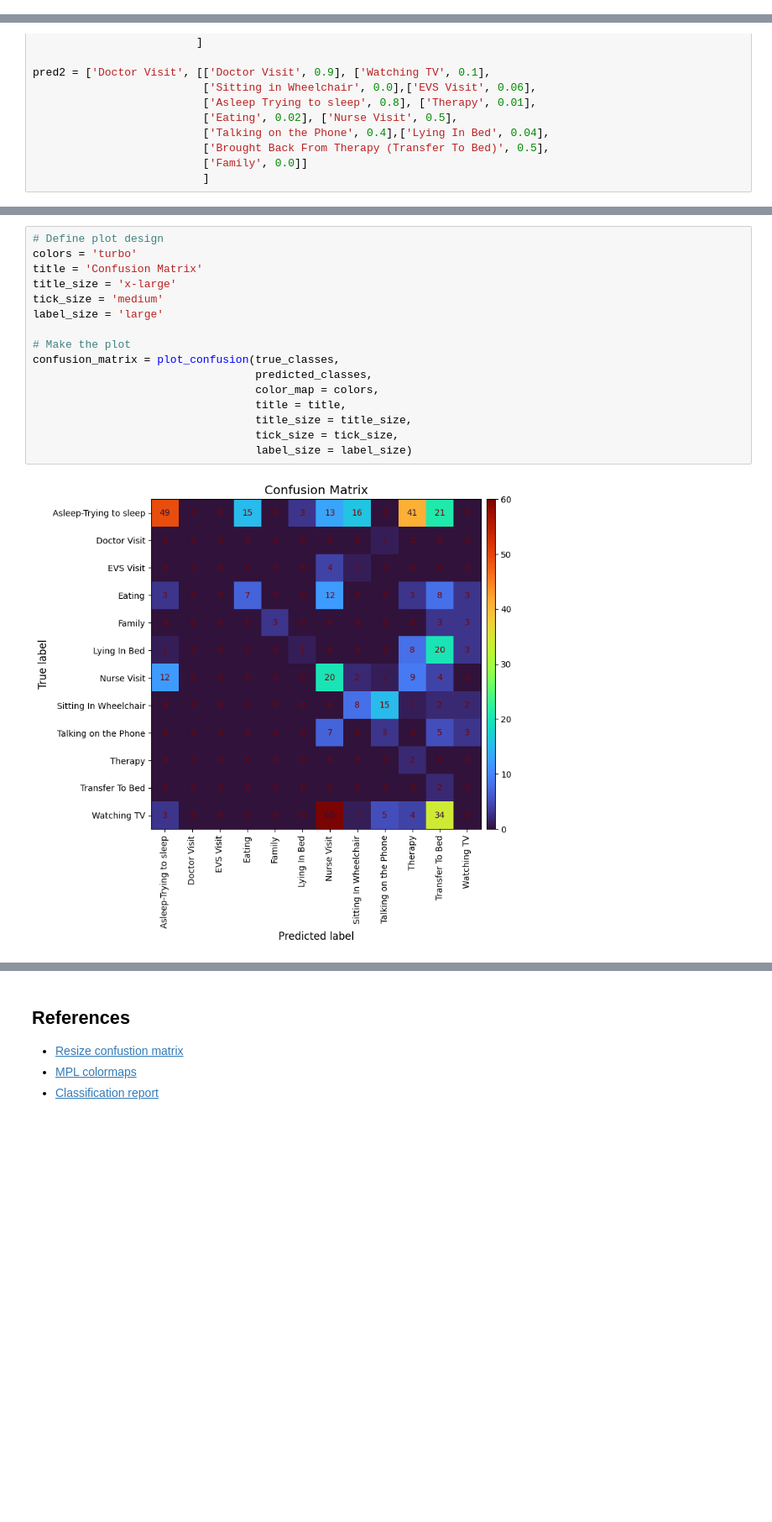
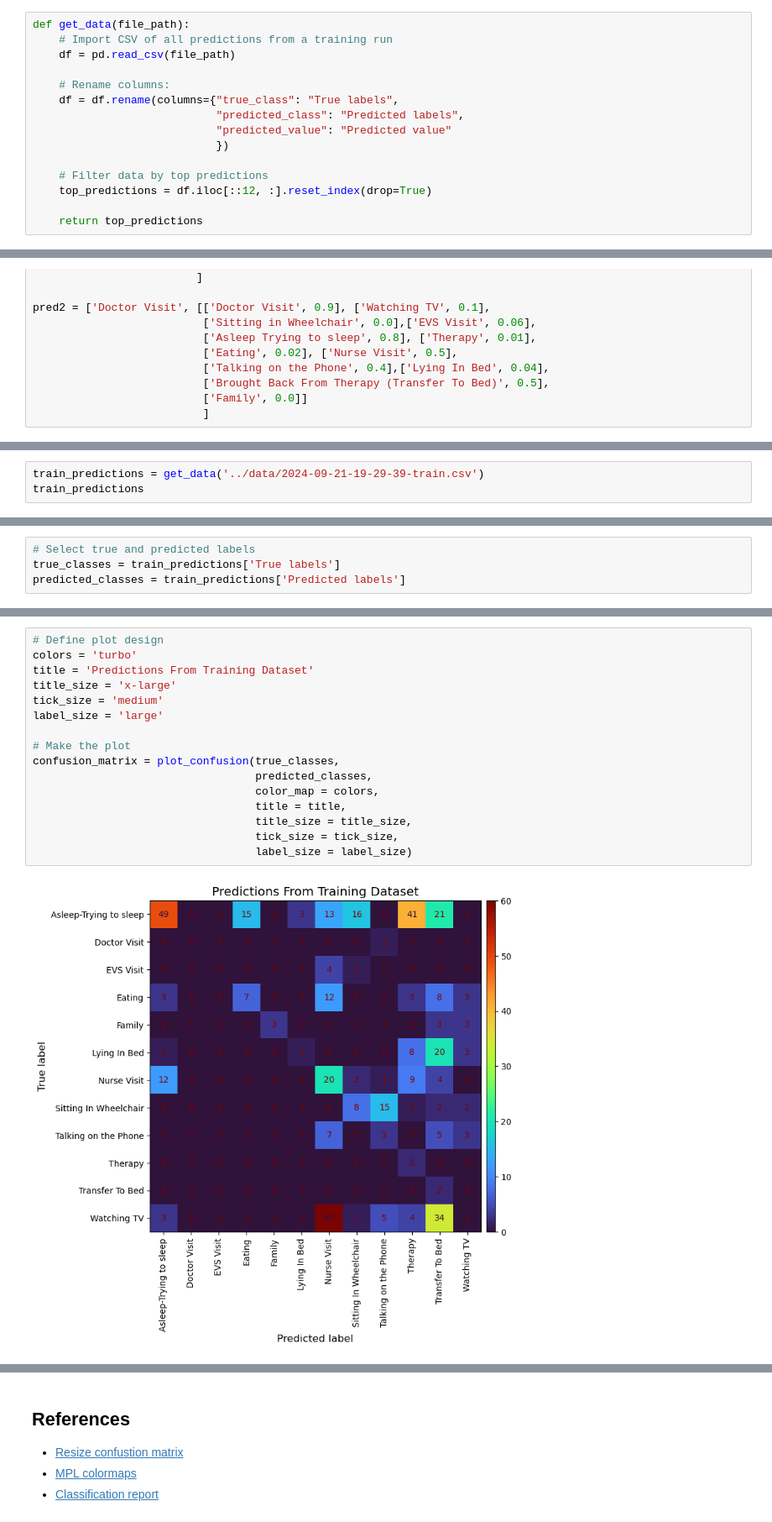
Before and after one commit to AI-For-Wearables-PAM/activity-recog, a Jupyter notebook: notebooks/confusion-matrix.ipynb, the cells around one changed output, grey strips where cells are left out. Shown: that part at 84% size. Drawn from its saved outputs; the diff is of its cells as text; blank space fills up the shorter version.

Commit message:
Update confusion matrix
Signed-off-by: James Cole <40645190+jamescoledesign@users.noreply.github.com>

```diff
--- a/notebooks/confusion-matrix.ipynb
+++ b/notebooks/confusion-matrix.ipynb
@@ -10,3 +37,18 @@ Data is captured after a training run and imported from a CSV. This prevents los
+# %%
+def get_data(file_path):
+    # Import CSV of all predictions from a training run
+    df = pd.read_csv(file_path)
+
+    # Rename columns:
+    df = df.rename(columns={"true_class": "True labels",
+                            "predicted_class": "Predicted labels",
+                            "predicted_value": "Predicted value"
+                            })
+
+    # Filter data by top predictions
+    top_predictions = df.iloc[::12, :].reset_index(drop=True)
+
+    return top_predictions
 # %%
 # Sample data
 pred1 = ['Watching TV', [['Watching TV', 0.9], ['Sitting in Wheelchair', 0.1],
@@ -111,0 +137,3 @@ def plot_confusion(t_class, p_class, color_map, title, title_size, label_size, t
+# %%
+train_predictions = get_data('../data/2024-09-21-19-29-39-train.csv')
+train_predictions
@@ -111,0 +154,4 @@ def plot_confusion(t_class, p_class, color_map, title, title_size, label_size, t
+# %%
+# Select true and predicted labels
+true_classes = train_predictions['True labels']
+predicted_classes = train_predictions['Predicted labels']
@@ -112,18 +181,18 @@ def plot_confusion(t_class, p_class, color_map, title, title_size, label_size, t
 # %%
 # Define plot design
 colors = 'turbo'
-title = 'Confusion Matrix'
+title = 'Predictions From Training Dataset'
 title_size = 'x-large'
 tick_size = 'medium'
 label_size = 'large'
 
 # Make the plot
 confusion_matrix = plot_confusion(true_classes,
                                   predicted_classes,
                                   color_map = colors,
                                   title = title,
                                   title_size = title_size,
                                   tick_size = tick_size,
                                   label_size = label_size)
 # %% [output]
-[figure, old version]
+[figure, new version]
```
Also changed, not shown: parts of 17 cells of this notebook, 8 other files.
